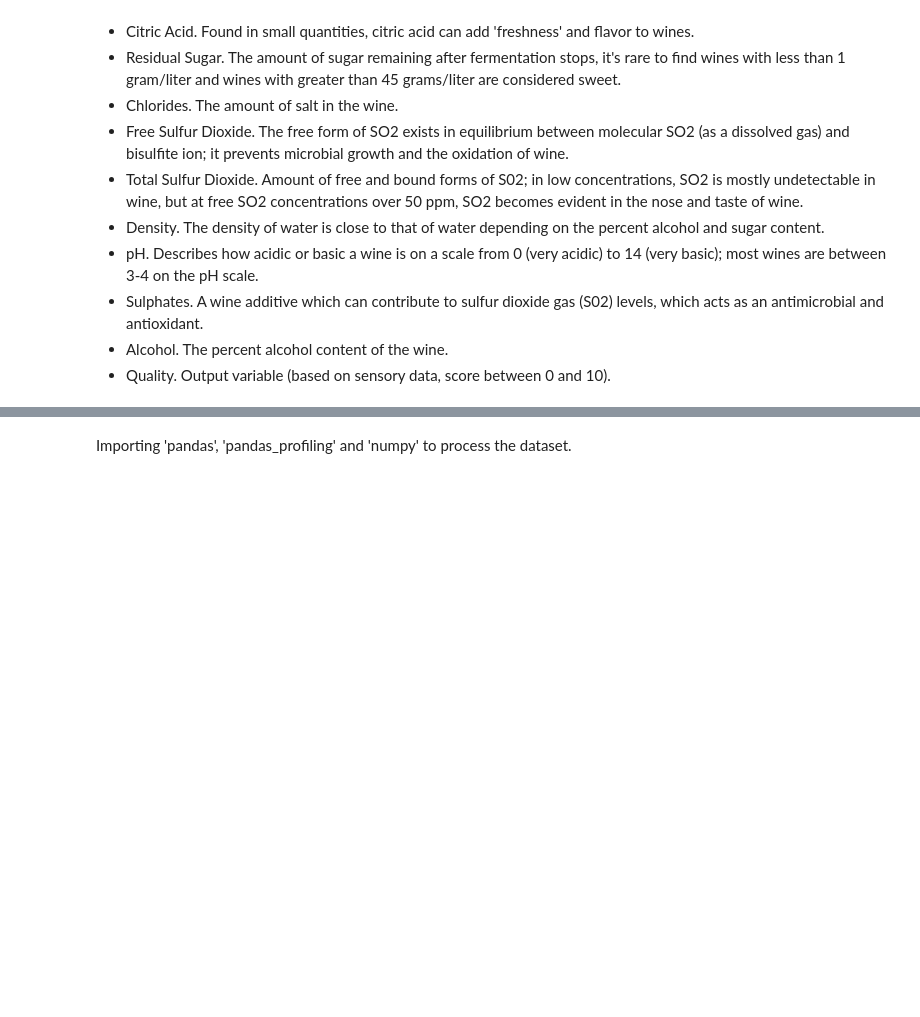
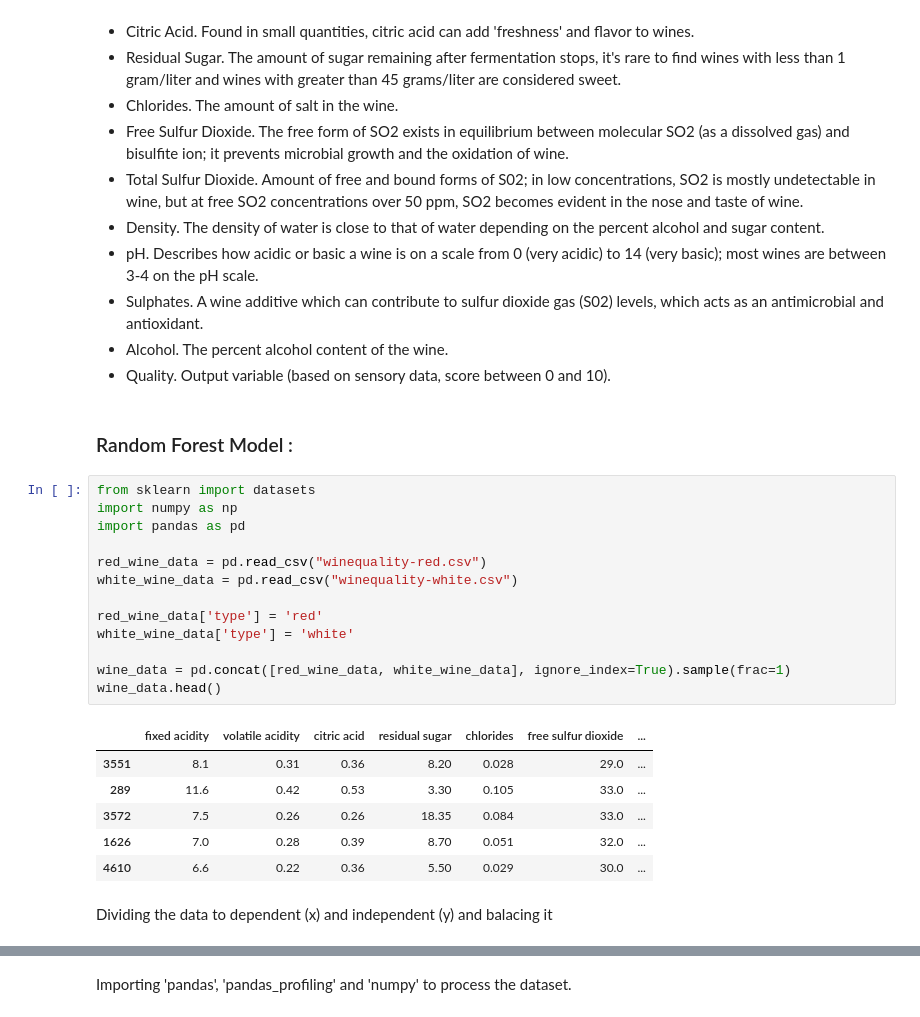
Before and after one commit to TamirIsCool/DataScIntro, a Jupyter notebook: Regression/Wine.ipynb, the cells around one changed output, grey strips where cells are left out. Saved outputs shown, nothing was run; the diff lists cells and outputs as text; blank space fills up the shorter version.

```diff
--- a/Regression/Wine.ipynb
+++ b/Regression/Wine.ipynb
@@ -16,3 +16,27 @@ Parameters:
  - Sulphates. A wine additive which can contribute to sulfur dioxide gas (S02) levels, which acts as an antimicrobial and antioxidant.
  - Alcohol. The percent alcohol content of the wine.
  - Quality. Output variable (based on sensory data, score between 0 and 10).
+# %% [markdown]
+### Random Forest Model :
+# %%
+from sklearn import datasets
+import numpy as np
+import pandas as pd
+
+red_wine_data = pd.read_csv("winequality-red.csv")
+white_wine_data = pd.read_csv("winequality-white.csv")
+
+red_wine_data['type'] = 'red'
+white_wine_data['type'] = 'white'
+
+wine_data = pd.concat([red_wine_data, white_wine_data], ignore_index=True).sample(frac=1)
+wine_data.head()
+# %% [output]
+|  | fixed acidity | volatile acidity | citric acid | residual sugar | chlorides | free sulfur dioxide | ... |
+| 3551 | 8.1 | 0.31 | 0.36 | 8.20 | 0.028 | 29.0 | ... |
+| 289 | 11.6 | 0.42 | 0.53 | 3.30 | 0.105 | 33.0 | ... |
+| 3572 | 7.5 | 0.26 | 0.26 | 18.35 | 0.084 | 33.0 | ... |
+| 1626 | 7.0 | 0.28 | 0.39 | 8.70 | 0.051 | 32.0 | ... |
+| 4610 | 6.6 | 0.22 | 0.36 | 5.50 | 0.029 | 30.0 | ... |
+# %% [markdown]
+Dividing the data to dependent (x) and independent (y) and balacing it
```
Also changed, not shown: parts of 29 cells of this notebook, 1 other file.
